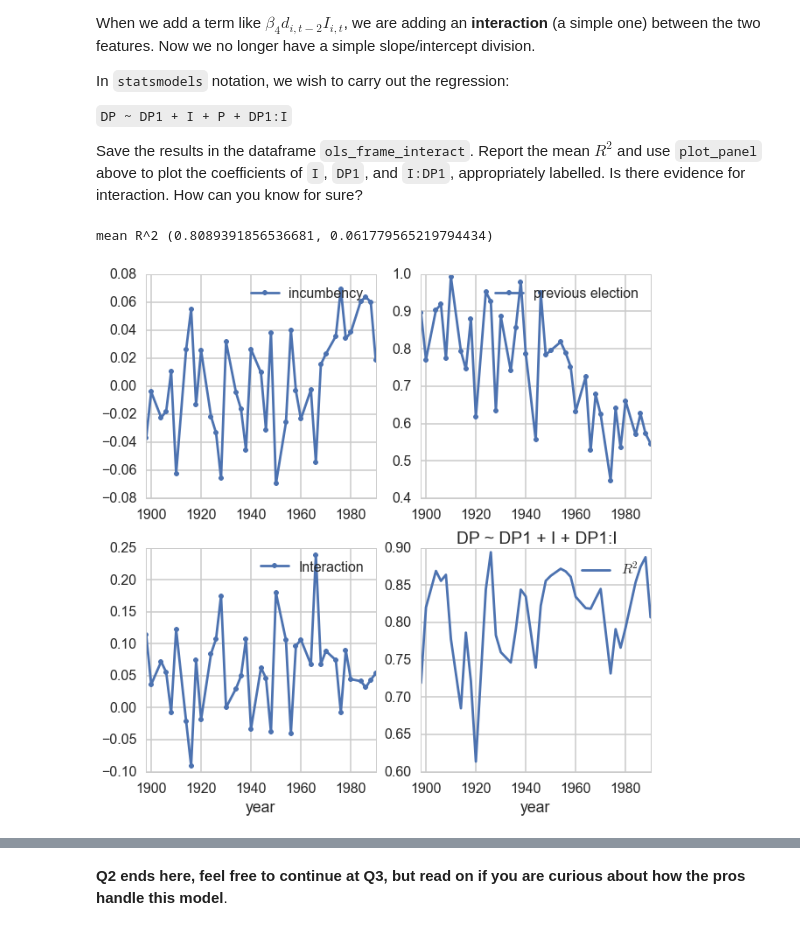
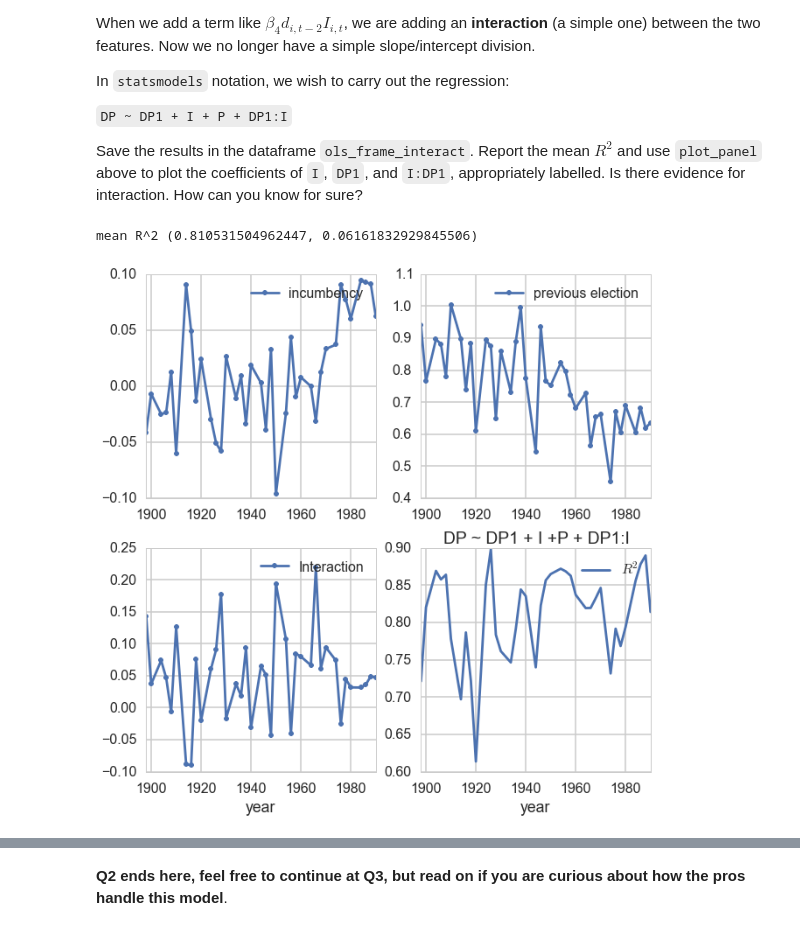
Before and after one commit to cs109/2015hw_solutions, a Jupyter notebook: hw2_solutions.ipynb, the cells around one changed output, grey strips where cells are left out. Drawn from its saved outputs; the diff is of its cells as text; code cells hidden in the pictures.

```diff
--- a/hw2_solutions.ipynb
+++ b/hw2_solutions.ipynb
@@ -1222,13 +1221,13 @@ In `statsmodels` notation, we wish to carry out the regression:
 Save the results in the dataframe `ols_frame_interact`. Report the mean $R^2$ and use `plot_panel` above to plot the coefficients of `I`, `DP1`, and `I:DP1`, appropriately labelled. Is there evidence for interaction. How can you know for sure?
 # %%
 #your code here
-ols_frame_interact=ols_regression('DP ~ DP1 + I + DP1:I', frames)
+ols_frame_interact=ols_regression('DP ~ DP1 + I +P + DP1:I', frames)
 print "mean R^2", meanr2(ols_frame_interact)
 plot_panel(ols_frame_interact, 'I','incumbency','DP1', 'previous election', 'DP1:I','Interaction')
 plt.legend();
 # %% [output]
-mean R^2 (0.8089391856536681, 0.061779565219794434)
+mean R^2 (0.810531504962447, 0.06161832929845506)
-[figure, old version]
+[figure, new version]
 # %% [markdown]
 *your answer here*
 ***
```
Also changed, not shown: parts of 7 cells of this notebook.
